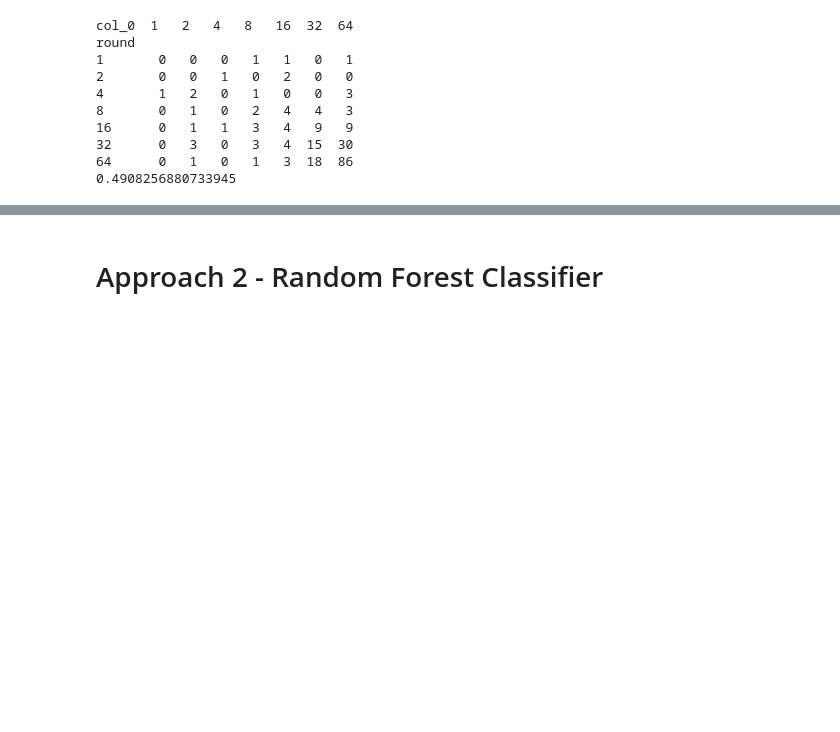
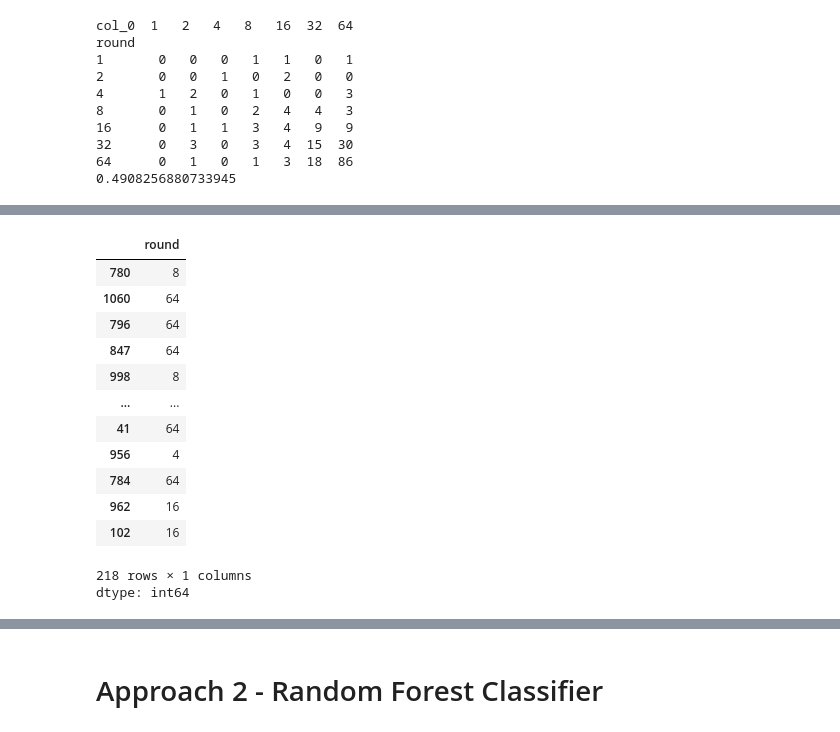
Before and after one commit to baywigg/DS3001Group, a Jupyter notebook: results.ipynb, the cells around one changed output, grey strips where cells are left out. Cells and saved outputs as stored; diff of their text form; code cells hidden in the pictures; blank space fills up the shorter version.

```diff
--- a/results.ipynb
+++ b/results.ipynb
@@ -177,0 +215,17 @@ round
+# %%
+y_test
+# %% [output]
+|  | round |
+| 780 | 8 |
+| 1060 | 64 |
+| 796 | 64 |
+| 847 | 64 |
+| 998 | 8 |
+| ... | ... |
+| 41 | 64 |
+| 956 | 4 |
+| 784 | 64 |
+| 962 | 16 |
+| 102 | 16 |
+218 rows × 1 columns
+dtype: int64
```
Also changed, not shown: parts of 3 cells of this notebook.
